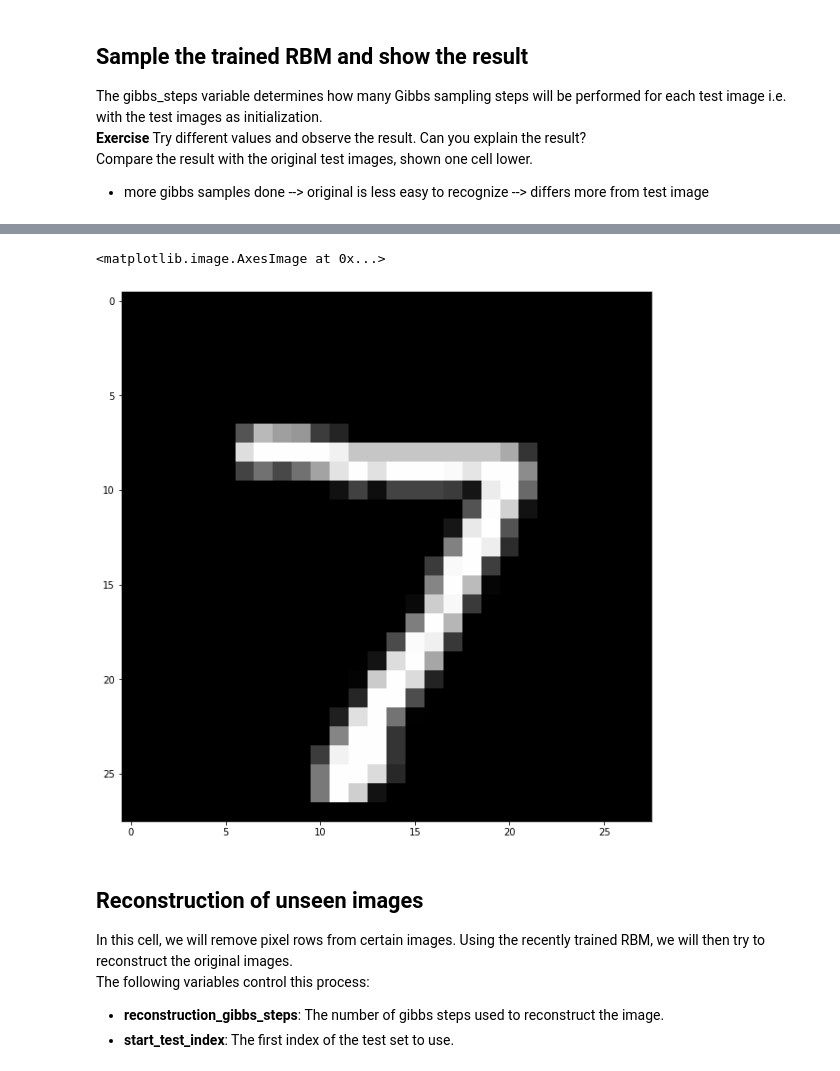
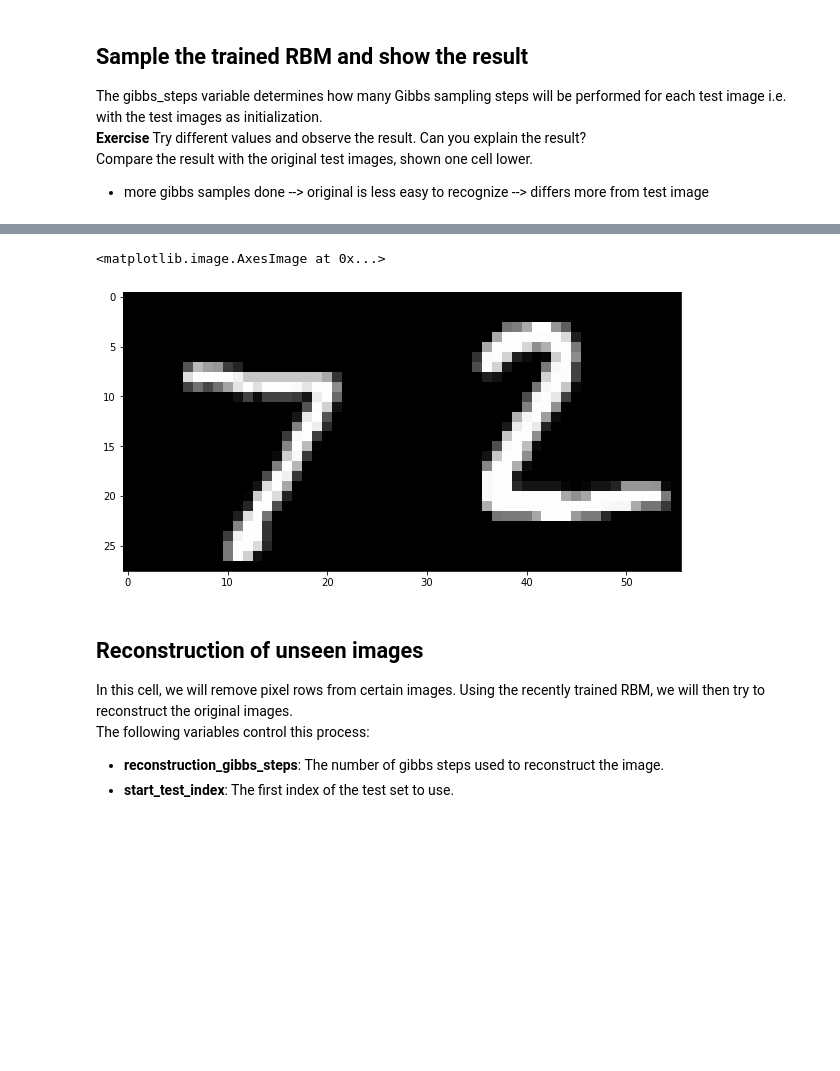
Before and after one commit to StijnStaring/ANN, a Jupyter notebook: EX4/ANN notebooks/RBM.ipynb, the cells around one changed output, grey strips where cells are left out. Cells and saved outputs as stored; diff of their text form; code cells hidden in the pictures; blank space fills up the shorter version.

```diff
--- a/EX4/ANN notebooks/RBM.ipynb
+++ b/EX4/ANN notebooks/RBM.ipynb
@@ -111,9 +109,9 @@ plt.imshow(image_palette(a,1,1))
 # %%
 plt.figure(figsize=(10,20))
-plt.imshow(image_palette(X_test,1,1))
+plt.imshow(image_palette(X_test,2,2))
 # %% [output]
 <matplotlib.image.AxesImage at 0x...>
-[figure, old version]
+[figure, new version]
 # %% [markdown]
 ## Reconstruction of unseen images
 In this cell, we will remove pixel rows from certain images. Using the recently trained RBM, we will then try to reconstruct the original images.  <br/>
```
Also changed, not shown: parts of 5 cells of this notebook, 19 other files.
